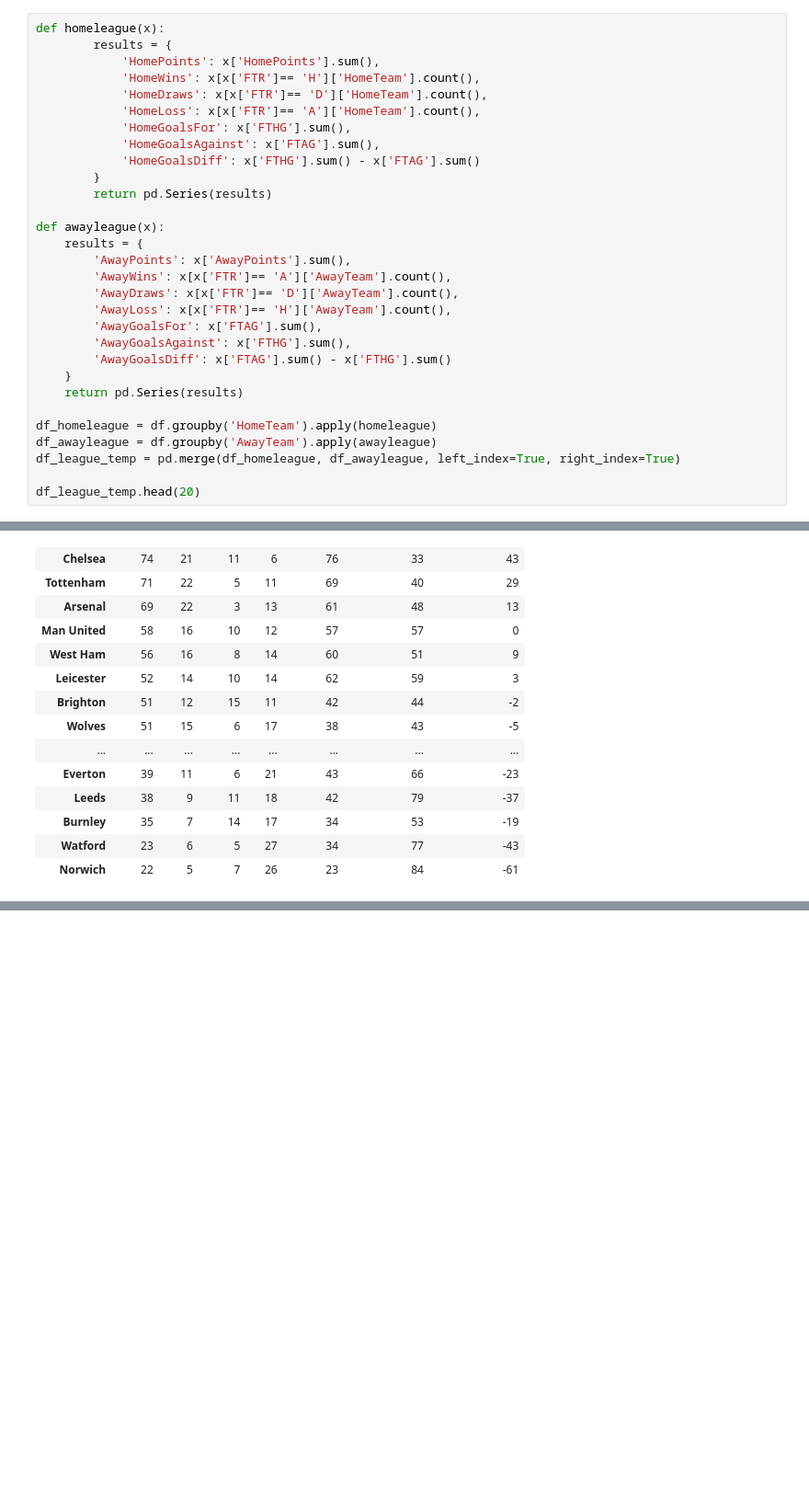
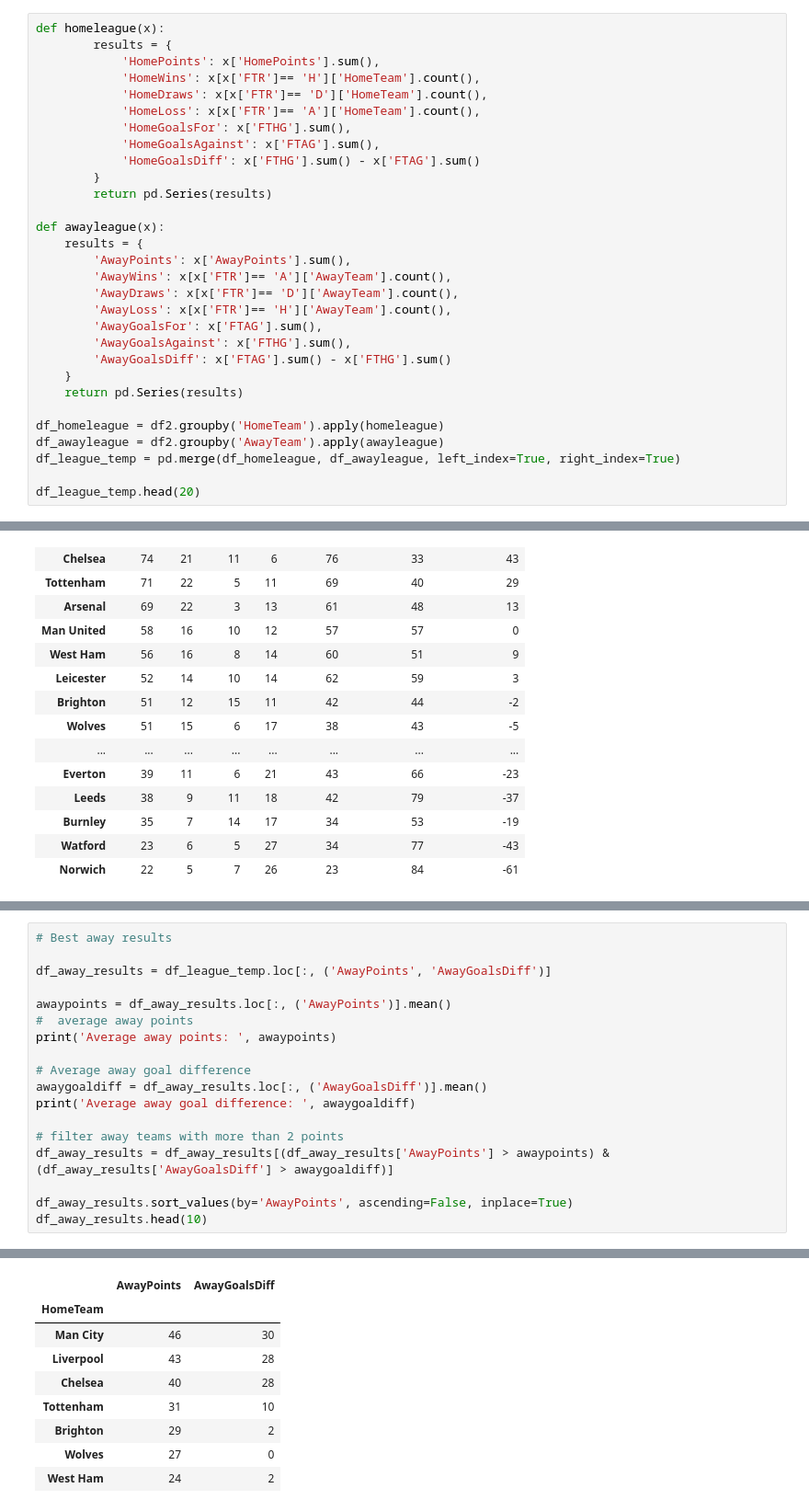
Before and after one commit to solstice035/footballdash, a Jupyter notebook: code/league.ipynb, the cells around one changed output, grey strips where cells are left out. Shown at 92% size. Drawn from its saved outputs; the diff is of its cells as text; blank space fills up the shorter version.

```diff
--- a/code/league.ipynb
+++ b/code/league.ipynb
@@ -113,8 +114,8 @@ def awayleague(x):
     }
     return pd.Series(results)
 
-df_homeleague = df.groupby('HomeTeam').apply(homeleague)
-df_awayleague = df.groupby('AwayTeam').apply(awayleague)
+df_homeleague = df2.groupby('HomeTeam').apply(homeleague)
+df_awayleague = df2.groupby('AwayTeam').apply(awayleague)
 df_league_temp = pd.merge(df_homeleague, df_awayleague, left_index=True, right_index=True)
 
 df_league_temp.head(20)
@@ -207,0 +180,19 @@ See the caveats in the documentation: https://pandas.pydata.org/pandas-docs/stab
+# %%
+# Best away results
+
+df_away_results = df_league_temp.loc[:, ('AwayPoints', 'AwayGoalsDiff')]
+
+awaypoints = df_away_results.loc[:, ('AwayPoints')].mean()
+#  average away points
+print('Average away points: ', awaypoints)
+
+# Average away goal difference
+awaygoaldiff = df_away_results.loc[:, ('AwayGoalsDiff')].mean()
+print('Average away goal difference: ', awaygoaldiff)
+
+# filter away teams with more than 2 points
+df_away_results = df_away_results[(df_away_results['AwayPoints'] > awaypoints) & (df_away_results['AwayGoalsDiff'] > awaygoaldiff)]
+
+df_away_results.sort_values(by='AwayPoints', ascending=False, inplace=True)
+df_away_results.head(10)
+# %% [output]
@@ -207,0 +201,9 @@ See the caveats in the documentation: https://pandas.pydata.org/pandas-docs/stab
+|  | AwayPoints | AwayGoalsDiff |
+| HomeTeam |  |  |
+| Man City | 46 | 30 |
+| Liverpool | 43 | 28 |
+| Chelsea | 40 | 28 |
+| Tottenham | 31 | 10 |
+| Brighton | 29 | 2 |
+| Wolves | 27 | 0 |
+| West Ham | 24 | 2 |
```
Also changed, not shown: parts of 7 cells of this notebook, 2 other files.
